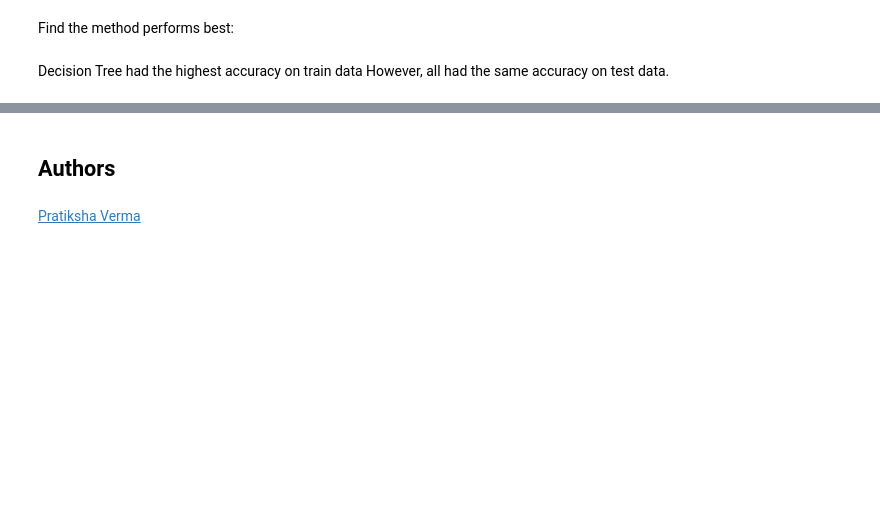
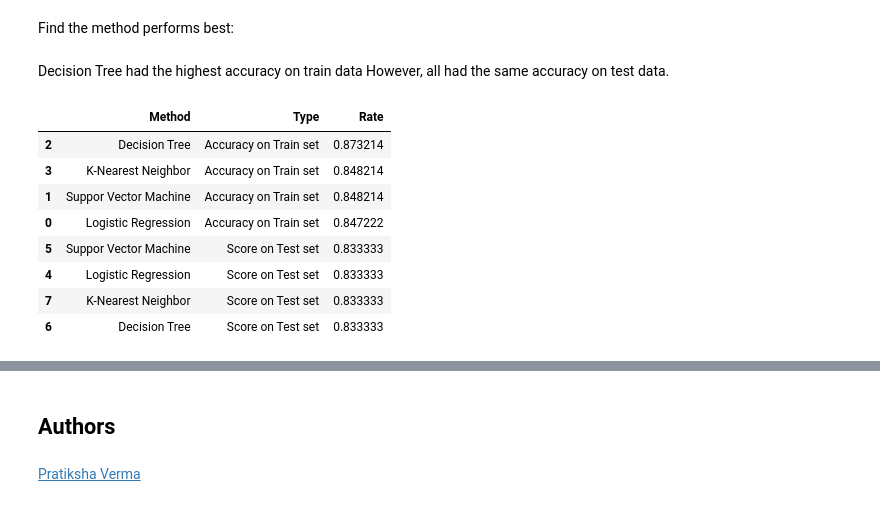
Before and after one commit to ylhoony/ibm-ds-course, a Jupyter notebook: 10_Applied_DS_Capstone/08_machine-learning-predictive-analysis.ipynb, the cells around one changed output, grey strips where cells are left out. Cells and saved outputs as stored; diff of their text form; code cells hidden in the pictures; blank space fills up the shorter version.

```diff
--- a/10_Applied_DS_Capstone/08_machine-learning-predictive-analysis.ipynb
+++ b/10_Applied_DS_Capstone/08_machine-learning-predictive-analysis.ipynb
@@ -338,7 +340,8 @@ accuracy : 0.8482142857142858
 # %% [markdown]
 Calculate the accuracy of knn_cv on the test data using the method <code>score</code>:
 # %%
-knn_cv.score(X_test, Y_test)
+knn_cv_score = knn_cv.score(X_test, Y_test)
+knn_cv_score
 # %% [output]
 0.8333333333333334
 # %% [markdown]
@@ -357,0 +371,13 @@ However, all had the same accuracy on test data.
+# %%
+df_accuracy_melt.sort_values(by=["Rate", "Method"], inplace=True, ascending=False)
+df_accuracy_melt
+# %% [output]
+|  | Method | Type | Rate |
+| 2 | Decision Tree | Accuracy on Train set | 0.873214 |
+| 3 | K-Nearest Neighbor | Accuracy on Train set | 0.848214 |
+| 1 | Suppor Vector Machine | Accuracy on Train set | 0.848214 |
+| 0 | Logistic Regression | Accuracy on Train set | 0.847222 |
+| 5 | Suppor Vector Machine | Score on Test set | 0.833333 |
+| 4 | Logistic Regression | Score on Test set | 0.833333 |
+| 7 | K-Nearest Neighbor | Score on Test set | 0.833333 |
+| 6 | Decision Tree | Score on Test set | 0.833333 |
```
Also changed, not shown: parts of 10 cells of this notebook, 9 other files.
